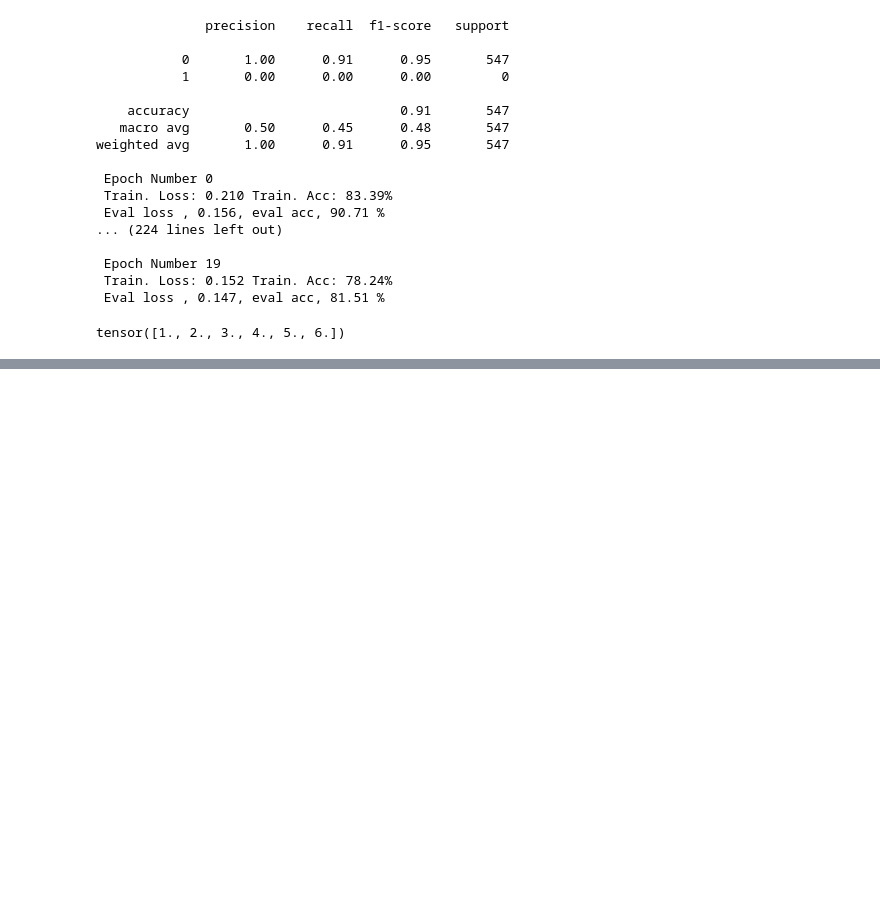
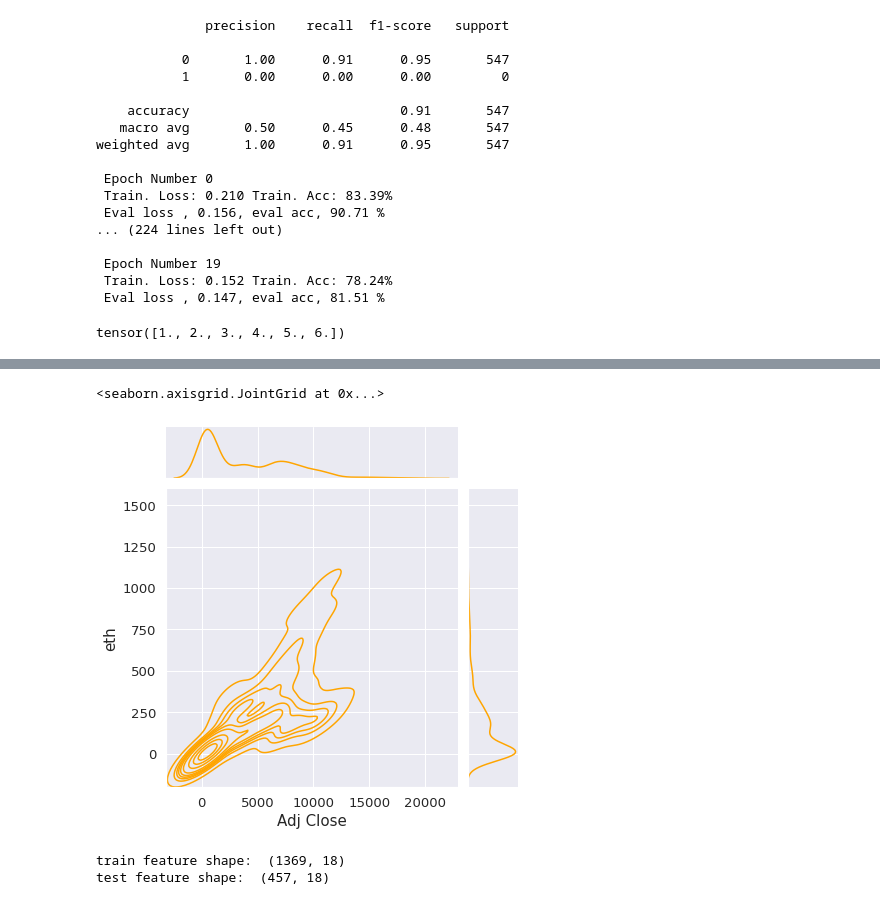
Before and after one commit to AMAAI-Lab/PreBit, a Jupyter notebook: Price_Base_Model_New_Input.ipynb, the cells around one changed output, grey strips where cells are left out. Cells and saved outputs as stored; diff of their text form; code cells hidden in the pictures; blank space fills up the shorter version.

```diff
--- a/Price_Base_Model_New_Input.ipynb
+++ b/Price_Base_Model_New_Input.ipynb
@@ -1706,0 +1757,16 @@ tensor([1., 2., 3., 4., 5., 6.])
+# %%
+j2 = sns.jointplot(test_df['Adj Close'], test_df['eth'], kind='kde', color='orange')
+j2.set_axis_labels('Adj Close', 'eth', fontsize=15)
+# %% [output]
+<seaborn.axisgrid.JointGrid at 0x...>
+[figure, added]
+# %%
+#test_df2=test_df.drop(['change','change_label'])
+X_train, X_test, Y_train, Y_test = train_test_split(test_df.drop(['change','change_label'],axis =1 ), test_df.change_label, test_size=0.25,
+                                                    stratify=test_df.change_label, random_state=30)
+
+print ("train feature shape: ", X_train.shape)
+print ("test feature shape: ", X_test.shape)
+# %% [output]
+train feature shape:  (1369, 18)
+test feature shape:  (457, 18)
```
Also changed, not shown: parts of 12 cells of this notebook.
